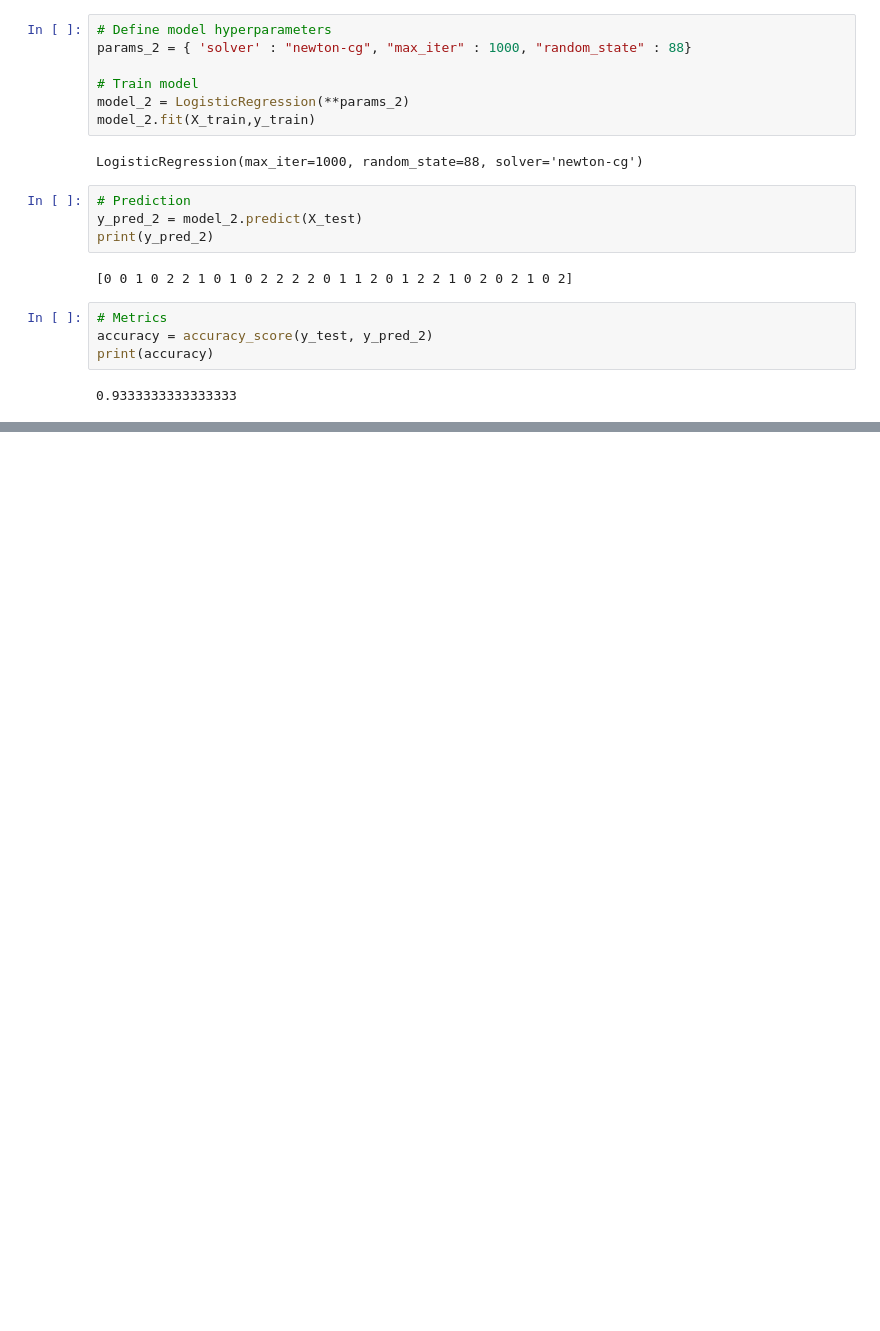
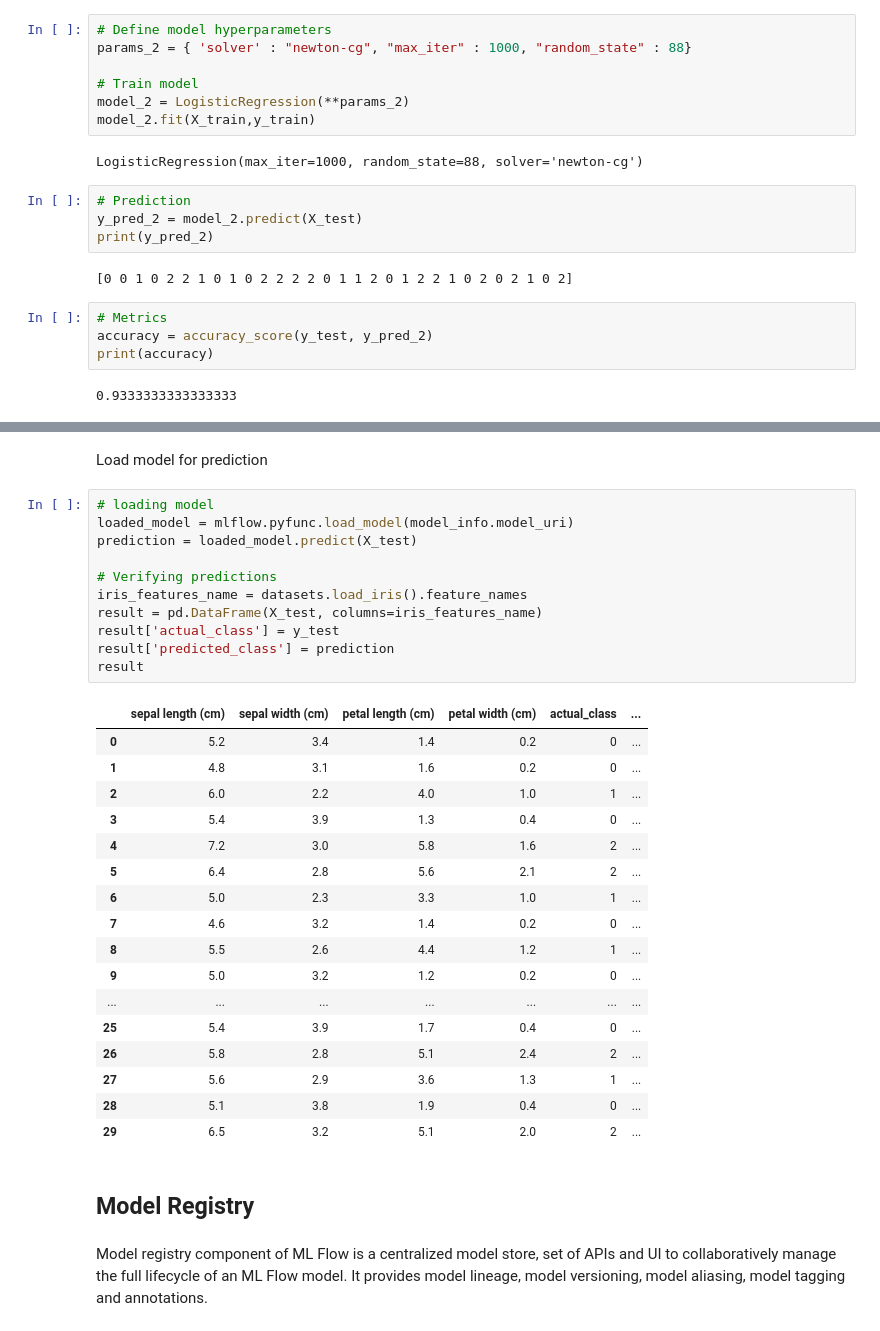
Before and after one commit to Somesh-Salunkhe/ML-Flow, a Jupyter notebook: basics/basics.ipynb, the cells around one changed output, grey strips where cells are left out. Cells and saved outputs as stored; diff of their text form; blank space fills up the shorter version.

Commit message:
model registry

```diff
--- a/basics.ipynb
+++ b/basics/basics.ipynb
@@ -156,3 +156,38 @@ Registered model 'Tracking-ML model' already exists. Creating a new version of t
 🏃 View run enchanting-quail-10 at: http://127.0.0.1:5000/#/experiments/2/runs/8960c38197fb48b38dd77e9c6f07bea7
 🧪 View experiment at: http://127.0.0.1:5000/#/experiments/2
 Created version '3' of model 'Tracking-ML model'.
+# %% [markdown]
+Load model for prediction
+# %%
+# loading model
+loaded_model = mlflow.pyfunc.load_model(model_info.model_uri)
+prediction = loaded_model.predict(X_test)
+
+# Verifying predictions
+iris_features_name = datasets.load_iris().feature_names
+result = pd.DataFrame(X_test, columns=iris_features_name)
+result['actual_class'] = y_test
+result['predicted_class'] = prediction
+result
+# %% [output]
+|  | sepal length (cm) | sepal width (cm) | petal length (cm) | petal width (cm) | actual_class | ... |
+| 0 | 5.2 | 3.4 | 1.4 | 0.2 | 0 | ... |
+| 1 | 4.8 | 3.1 | 1.6 | 0.2 | 0 | ... |
+| 2 | 6.0 | 2.2 | 4.0 | 1.0 | 1 | ... |
+| 3 | 5.4 | 3.9 | 1.3 | 0.4 | 0 | ... |
+| 4 | 7.2 | 3.0 | 5.8 | 1.6 | 2 | ... |
+| 5 | 6.4 | 2.8 | 5.6 | 2.1 | 2 | ... |
+| 6 | 5.0 | 2.3 | 3.3 | 1.0 | 1 | ... |
+| 7 | 4.6 | 3.2 | 1.4 | 0.2 | 0 | ... |
+| 8 | 5.5 | 2.6 | 4.4 | 1.2 | 1 | ... |
+| 9 | 5.0 | 3.2 | 1.2 | 0.2 | 0 | ... |
+| ... | ... | ... | ... | ... | ... | ... |
+| 25 | 5.4 | 3.9 | 1.7 | 0.4 | 0 | ... |
+| 26 | 5.8 | 2.8 | 5.1 | 2.4 | 2 | ... |
+| 27 | 5.6 | 2.9 | 3.6 | 1.3 | 1 | ... |
+| 28 | 5.1 | 3.8 | 1.9 | 0.4 | 0 | ... |
+| 29 | 6.5 | 3.2 | 5.1 | 2.0 | 2 | ... |
+# %% [markdown]
+## Model Registry
+# %% [markdown]
+Model registry component of ML Flow is a centralized model store, set of APIs and UI to collaboratively manage the full lifecycle of an ML Flow model. It provides model lineage, model versioning, model aliasing, model tagging and annotations.
```
Also changed, not shown: parts of 3 cells of this notebook.
